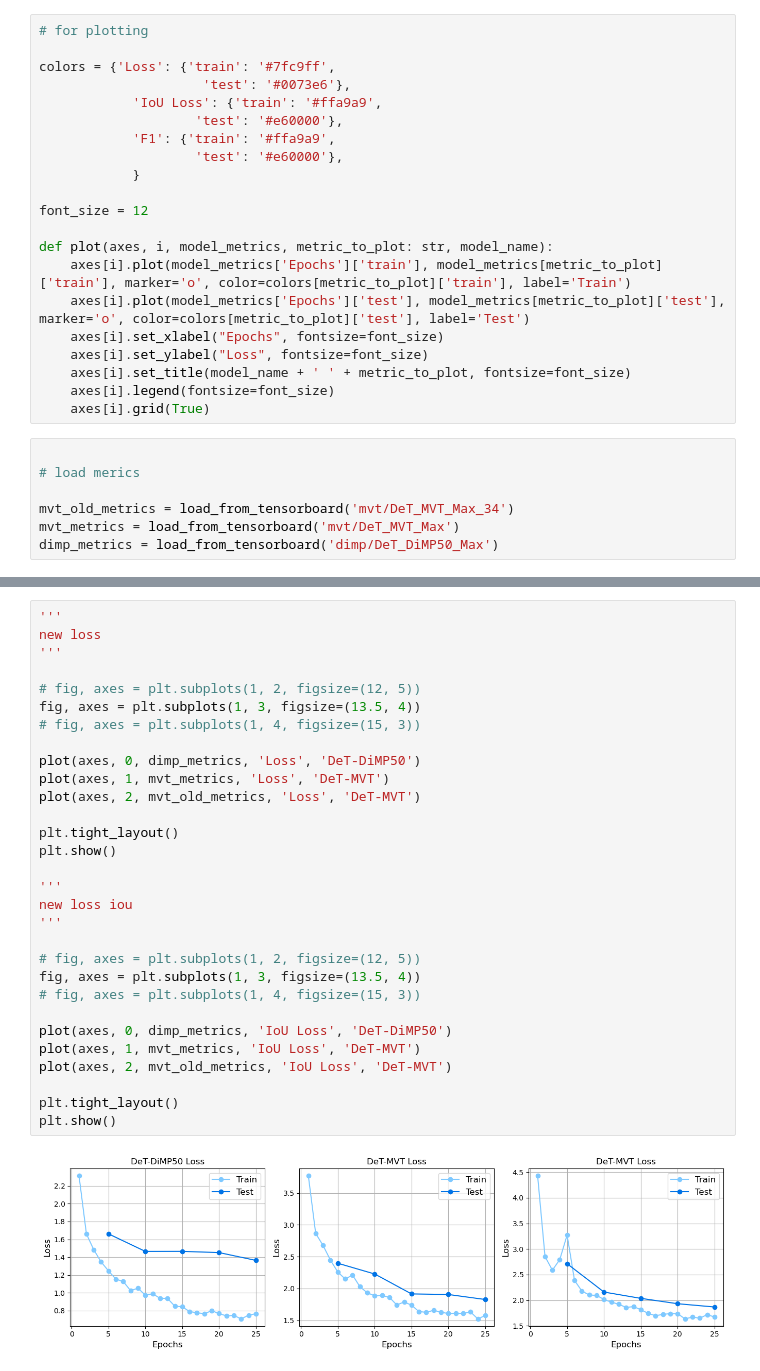
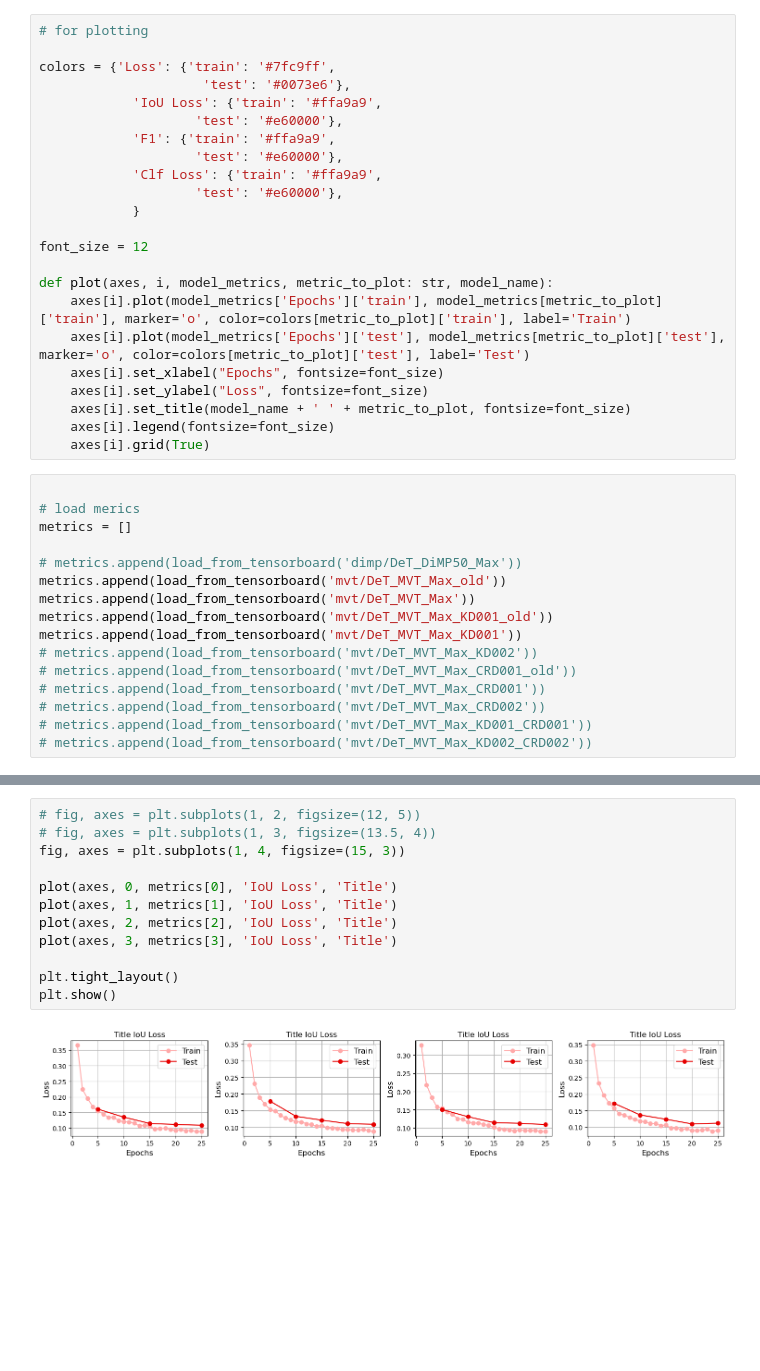
Before and after one commit to mmliu2/det-mvt, a Jupyter notebook: plotting/plotting.ipynb, the cells around one changed output, grey strips where cells are left out. Cells and saved outputs as stored; diff of their text form; blank space fills up the shorter version.

```diff
--- a/plotting/plotting.ipynb
+++ b/plotting/plotting.ipynb
@@ -48,6 +54,8 @@ colors = {'Loss': {'train': '#7fc9ff',
             'IoU Loss': {'train': '#ffa9a9',
                     'test': '#e60000'},
             'F1': {'train': '#ffa9a9',
+                    'test': '#e60000'},
+            'Clf Loss': {'train': '#ffa9a9',
                     'test': '#e60000'},
             }
 
@@ -64,10 +72,19 @@ def plot(axes, i, model_metrics, metric_to_plot: str, model_name):
 # %%
 
 # load merics
+metrics = []
 
-mvt_old_metrics = load_from_tensorboard('mvt/DeT_MVT_Max_34')
-mvt_metrics = load_from_tensorboard('mvt/DeT_MVT_Max')
-dimp_metrics = load_from_tensorboard('dimp/DeT_DiMP50_Max')
+# metrics.append(load_from_tensorboard('dimp/DeT_DiMP50_Max'))
+metrics.append(load_from_tensorboard('mvt/DeT_MVT_Max_old'))
+metrics.append(load_from_tensorboard('mvt/DeT_MVT_Max'))
+metrics.append(load_from_tensorboard('mvt/DeT_MVT_Max_KD001_old'))
+metrics.append(load_from_tensorboard('mvt/DeT_MVT_Max_KD001'))
+# metrics.append(load_from_tensorboard('mvt/DeT_MVT_Max_KD002'))
+# metrics.append(load_from_tensorboard('mvt/DeT_MVT_Max_CRD001_old'))
+# metrics.append(load_from_tensorboard('mvt/DeT_MVT_Max_CRD001'))
+# metrics.append(load_from_tensorboard('mvt/DeT_MVT_Max_CRD002'))
+# metrics.append(load_from_tensorboard('mvt/DeT_MVT_Max_KD001_CRD001'))
+# metrics.append(load_from_tensorboard('mvt/DeT_MVT_Max_KD002_CRD002'))
 # %% [output]
 ['Loss/total', 'Loss/iou', 'Loss/target_clf', 'Loss/test_init_clf', 'Loss/test_iter_clf', 'ClfTrain/test_loss', 'ClfTrain/test_init_loss', 'ClfTrain/test_iter_loss']
 ['Loss/total', 'Loss/iou', 'Loss/target_clf', 'Loss/test_init_clf', 'Loss/test_iter_clf', 'ClfTrain/test_loss', 'ClfTrain/test_init_loss', 'ClfTrain/test_iter_loss']
@@ -75,32 +93,14 @@ dimp_metrics = load_from_tensorboard('dimp/DeT_DiMP50_Max')
 # %%
-'''
-new loss
-'''
+# fig, axes = plt.subplots(1, 2, figsize=(12, 5))
+# fig, axes = plt.subplots(1, 3, figsize=(13.5, 4))
+fig, axes = plt.subplots(1, 4, figsize=(15, 3))
 
-# fig, axes = plt.subplots(1, 2, figsize=(12, 5))
-fig, axes = plt.subplots(1, 3, figsize=(13.5, 4))
-# fig, axes = plt.subplots(1, 4, figsize=(15, 3))
-
-plot(axes, 0, dimp_metrics, 'Loss', 'DeT-DiMP50')
-plot(axes, 1, mvt_metrics, 'Loss', 'DeT-MVT')
-plot(axes, 2, mvt_old_metrics, 'Loss', 'DeT-MVT')
+plot(axes, 0, metrics[0], 'IoU Loss', 'Title')
+plot(axes, 1, metrics[1], 'IoU Loss', 'Title')
+plot(axes, 2, metrics[2], 'IoU Loss', 'Title')
+plot(axes, 3, metrics[3], 'IoU Loss', 'Title')
 
 plt.tight_layout()
 plt.show()
-
-'''
-new loss iou
-'''
-
-# fig, axes = plt.subplots(1, 2, figsize=(12, 5))
-fig, axes = plt.subplots(1, 3, figsize=(13.5, 4))
-# fig, axes = plt.subplots(1, 4, figsize=(15, 3))
-
-plot(axes, 0, dimp_metrics, 'IoU Loss', 'DeT-DiMP50')
-plot(axes, 1, mvt_metrics, 'IoU Loss', 'DeT-MVT')
-plot(axes, 2, mvt_old_metrics, 'IoU Loss', 'DeT-MVT')
-
-plt.tight_layout()
-plt.show()
 # %% [output]
-[figure, old version]
+[figure, new version]
```
Also changed, not shown: parts of 4 cells of this notebook, 1 other file.
